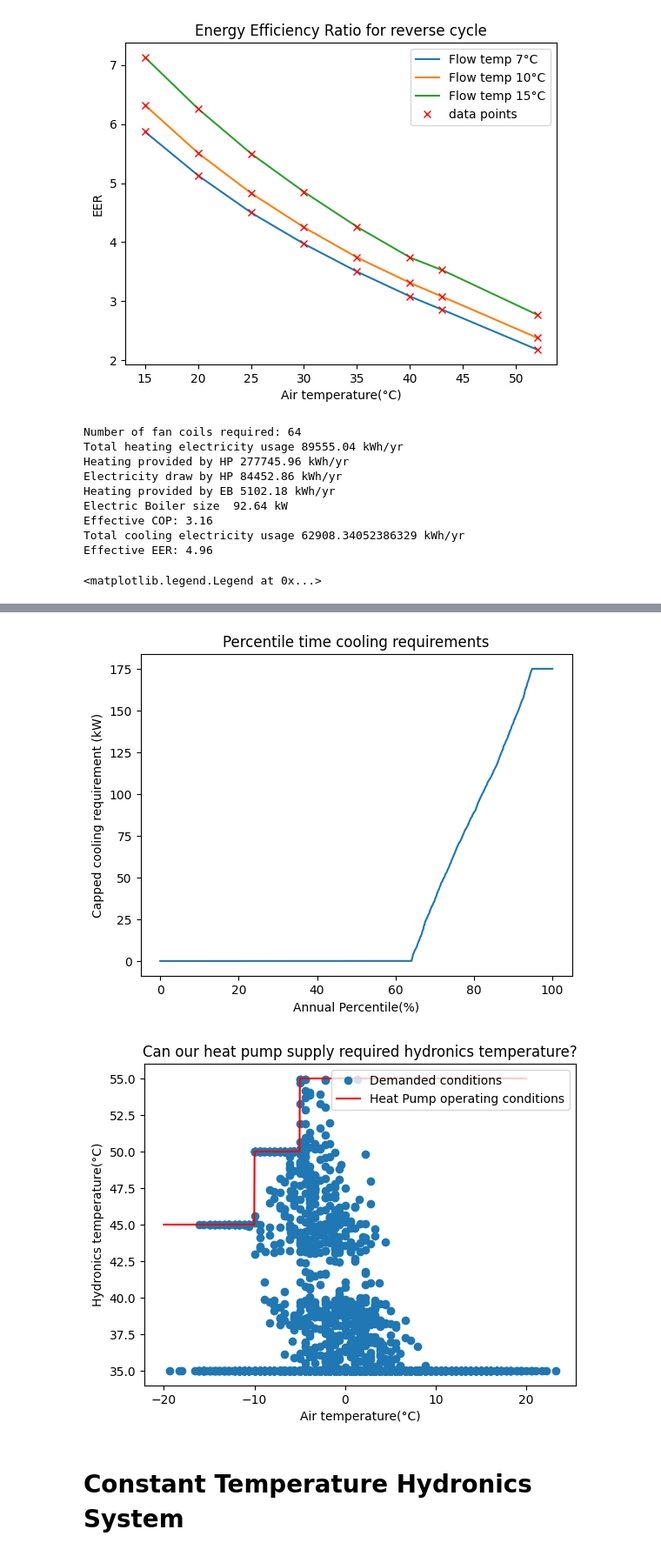
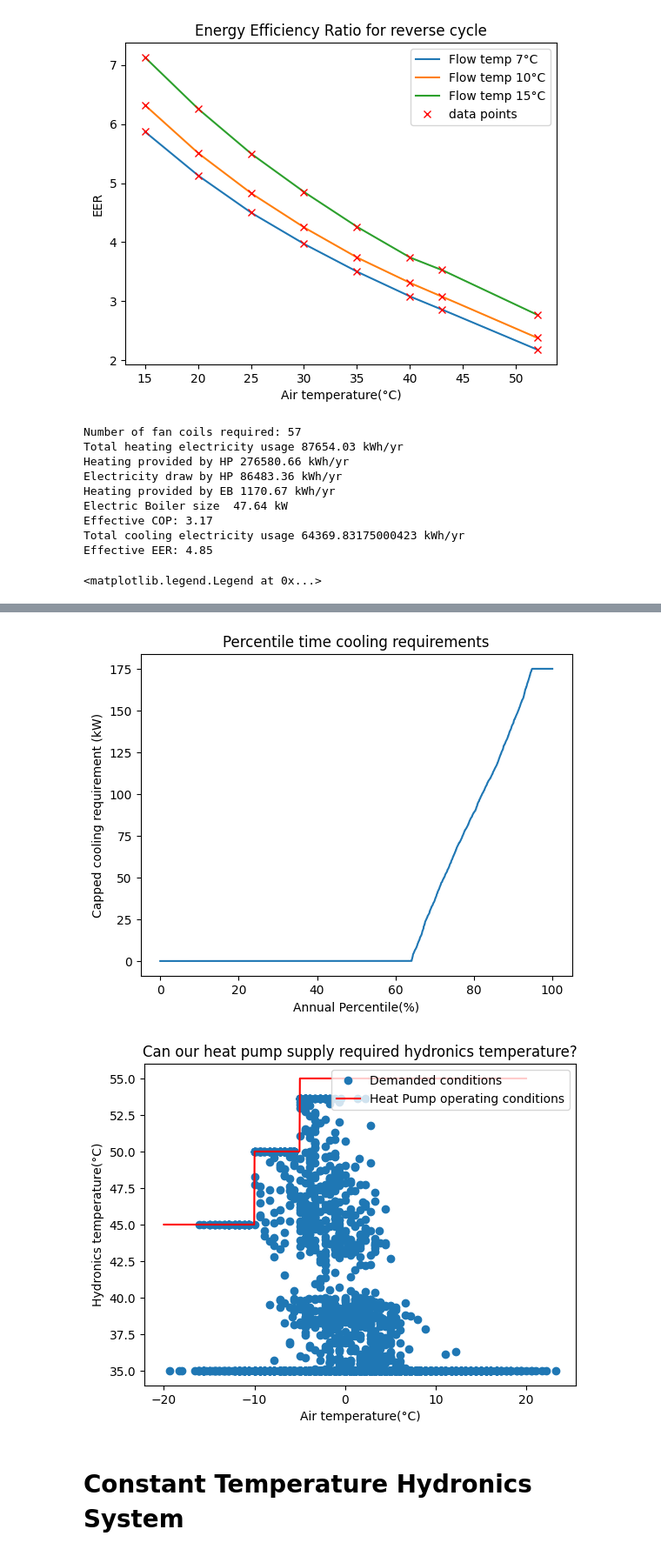
Before and after one commit to SNaylor12543/Variable_Output_Temperature_Heat_Pump, a Jupyter notebook: EAHV-M1500-YCL(-N).ipynb, the cells around one changed output, grey strips where cells are left out. Shown at 87% size. Saved outputs shown, nothing was run; the diff lists cells and outputs as text; code cells hidden in the pictures.

```diff
--- a/EAHV-M1500-YCL(-N).ipynb
+++ b/EAHV-M1500-YCL(-N).ipynb
@@ -107,7 +107,7 @@ import matplotlib.pyplot as plt
 
 # np.set_printoptions(threshold=np.inf)
 
-max_HP_power = 305 # in kW
+max_HP_power = 260 # in kW
 max_HVAC_power = 175 # in kW
 Heat_Pump_count = 2
 
@@ -187,14 +187,14 @@ plt.ylabel("Hydronics temperature(°C)")
 plt.title("Can our heat pump supply required hydronics temperature?")
 plt.legend(loc='upper right')
 # %% [output]
-Number of fan coils required: 64
-Total heating electricity usage 89555.04 kWh/yr
-Heating provided by HP 277745.96 kWh/yr
-Electricity draw by HP 84452.86 kWh/yr
-Heating provided by EB 5102.18 kWh/yr
-Electric Boiler size  92.64 kW
-Effective COP: 3.16
-Total cooling electricity usage 62908.34052386329 kWh/yr
-Effective EER: 4.96
+Number of fan coils required: 57
+Total heating electricity usage 87654.03 kWh/yr
+Heating provided by HP 276580.66 kWh/yr
+Electricity draw by HP 86483.36 kWh/yr
+Heating provided by EB 1170.67 kWh/yr
+Electric Boiler size  47.64 kW
+Effective COP: 3.17
+Total cooling electricity usage 64369.83175000423 kWh/yr
+Effective EER: 4.85
 <matplotlib.legend.Legend at 0x...>
 [figure]
@@ -203,5 +203,5 @@ Effective EER: 4.96
 [figure]
-[figure, old version]
+[figure, new version]
 # %% [markdown]
 # Constant Temperature Hydronics System
 # %%
```
Also changed, not shown: parts of 2 cells of this notebook, 2 other files.
